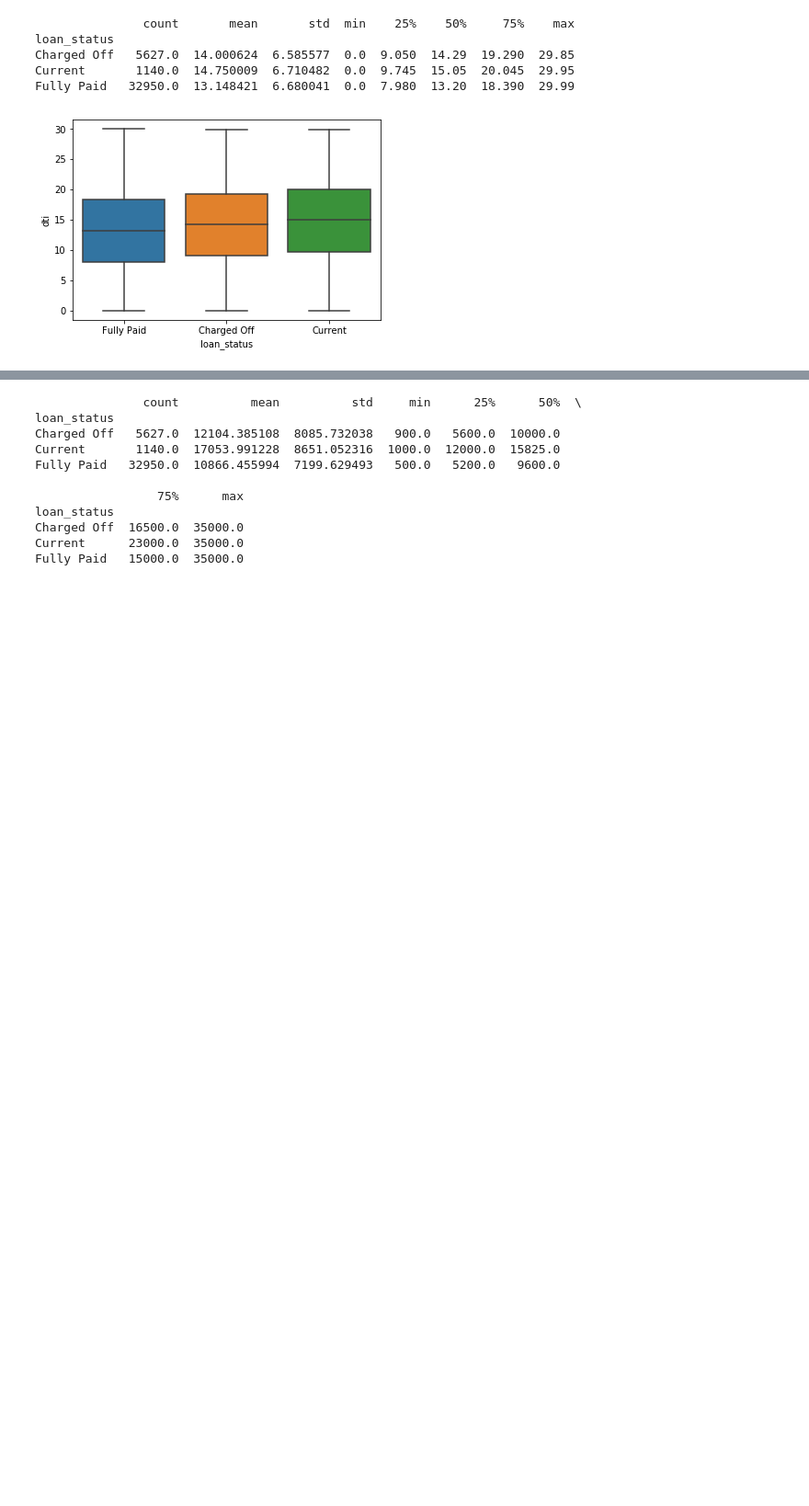
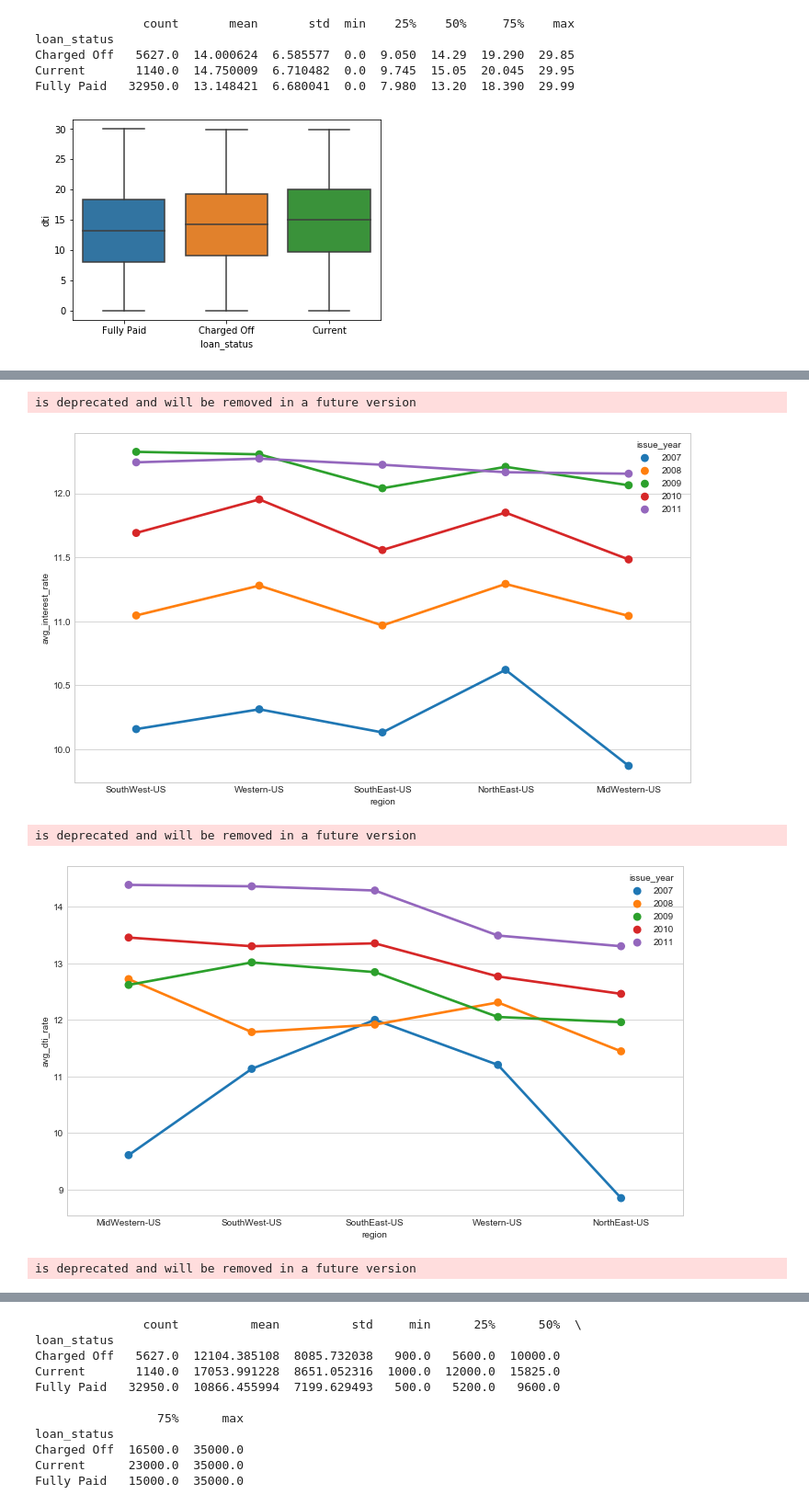
Before and after one commit to brijesh1100/P2-Gramener-Case-Study, a Jupyter notebook: Brijesh_Gramnner_Case_study.ipynb, the cells around one changed output, grey strips where cells are left out. Shown at 92% size. Drawn from its saved outputs; the diff is of its cells as text; code cells hidden in the pictures; blank space fills up the shorter version.

```diff
--- a/Brijesh_Gramnner_Case_study.ipynb
+++ b/Brijesh_Gramnner_Case_study.ipynb
@@ -407,0 +447,49 @@ Fully Paid   32950.0  13.148421  6.680041  0.0  7.980  13.20  18.390  29.99
+# %%
+#Loan issue by Region based analysis
+
+# loan_df.groupby(['issue_year', 'region']).int_rate.mean()
+plt.figure(figsize=(12, 7))
+
+region_wise_int_avg = loan_df.groupby(['issue_year','region'])['int_rate'].agg({'avg_interest_rate':'mean'})
+region_wise_int_avg = region_wise_int_avg.sort_values('avg_interest_rate', ascending=False)
+region_wise_int_avg.columns.name = None
+region_wise_int_avg = region_wise_int_avg.reset_index()
+region_wise_int_avg
+
+sns.pointplot(x = region_wise_int_avg.region ,
+              y = region_wise_int_avg.avg_interest_rate ,
+              hue = region_wise_int_avg.issue_year)
+
+plt.show()
+
+plt.figure(figsize=(12, 7))
+region_wise_dti_avg = loan_df.groupby(['issue_year','region'])['dti'].agg({'avg_dti_rate':'mean'})
+region_wise_dti_avg = region_wise_dti_avg.sort_values('avg_dti_rate', ascending=False)
+region_wise_dti_avg.columns.name = None
+region_wise_dti_avg = region_wise_dti_avg.reset_index()
+region_wise_dti_avg
+
+sns.pointplot(x = region_wise_dti_avg.region ,
+              y = region_wise_dti_avg.avg_dti_rate ,
+              hue = region_wise_dti_avg.issue_year)
+
+plt.show()
+
+plt.figure(figsize=(12, 7))
+region_wise_annual_inc = loan_df.groupby(['issue_year','region'])['annual_inc'].agg({'median_annual_inc_in_million_dollor':'median'})
+region_wise_annual_inc = region_wise_annual_inc.sort_values('median_annual_inc_in_million_dollor', ascending=False)
+region_wise_annual_inc.columns.name = None
+region_wise_annual_inc = region_wise_annual_inc.reset_index()
+region_wise_annual_inc
+
+sns.pointplot(x = region_wise_annual_inc.region ,
+              y = region_wise_annual_inc.median_annual_inc_in_million_dollor ,
+              hue = region_wise_annual_inc.issue_year)
+
+plt.show()
+# %% [output]
+is deprecated and will be removed in a future version
+[figure, added]
+is deprecated and will be removed in a future version
+[figure, added]
+is deprecated and will be removed in a future version
```
Also changed, not shown: parts of 13 cells of this notebook.
